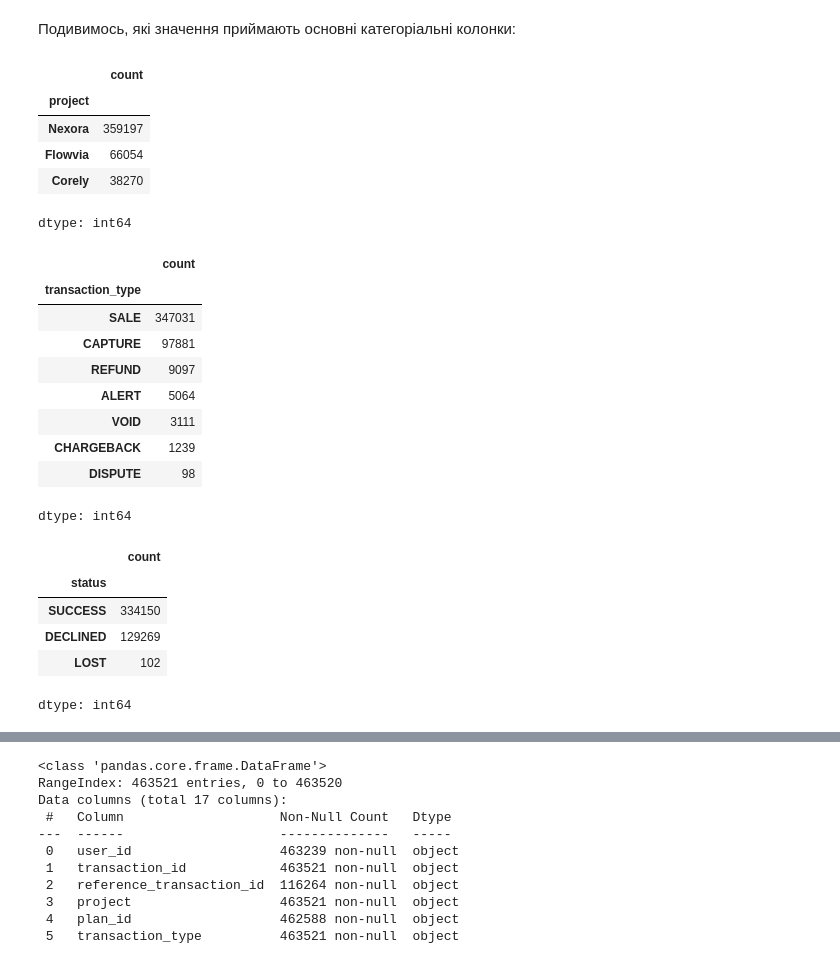
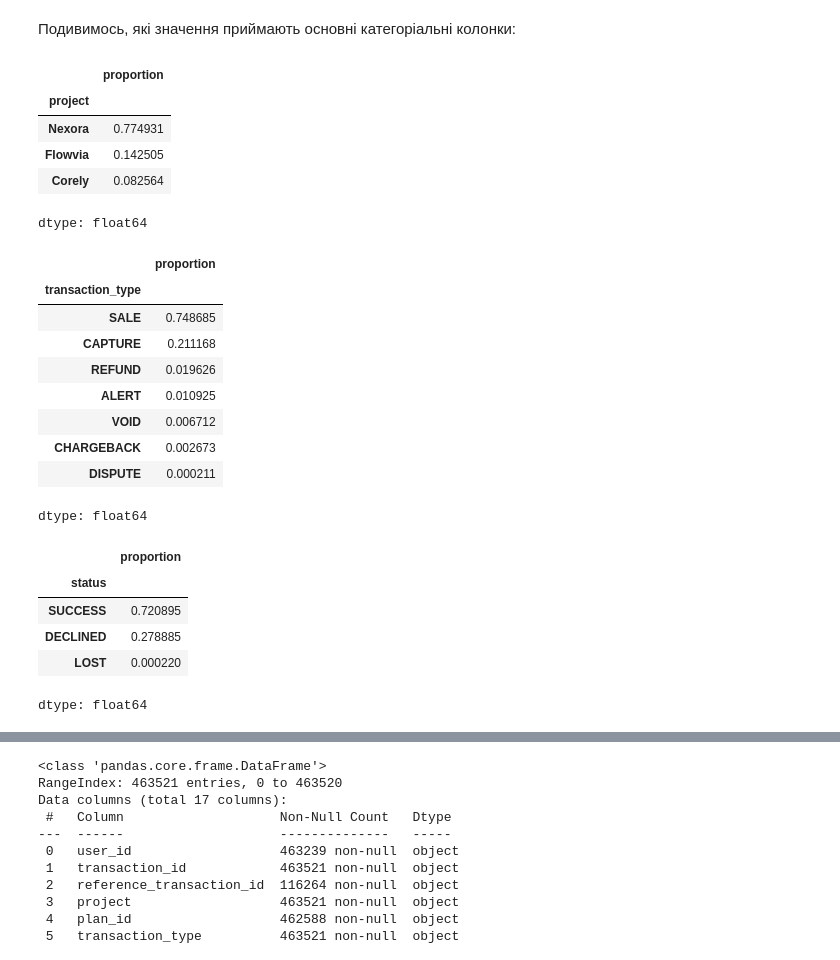
Before and after one commit to bukovskiy7777/Data-Analysis, a Jupyter notebook: Test_task.ipynb, the cells around one changed output, grey strips where cells are left out. Saved outputs shown, nothing was run; the diff lists cells and outputs as text; code cells hidden in the pictures.

```diff
--- a/Test_task.ipynb
+++ b/Test_task.ipynb
@@ -100,34 +113,34 @@ df.describe(include=["object"])
 # %% [markdown]
 Подивимось, які значення приймають основні категоріальні колонки:
 # %%
-df["project"].value_counts(dropna=False)
+df["project"].value_counts(dropna=False, normalize=True)
 # %% [output]
-|  | count |
+|  | proportion |
 | project |  |
-| Nexora | 359197 |
-| Flowvia | 66054 |
-| Corely | 38270 |
+| Nexora | 0.774931 |
+| Flowvia | 0.142505 |
+| Corely | 0.082564 |
-dtype: int64
+dtype: float64
 # %%
-df["transaction_type"].value_counts(dropna=False)
+df["transaction_type"].value_counts(dropna=False, normalize=True)
 # %% [output]
-|  | count |
+|  | proportion |
 | transaction_type |  |
-| SALE | 347031 |
-| CAPTURE | 97881 |
-| REFUND | 9097 |
-| ALERT | 5064 |
-| VOID | 3111 |
-| CHARGEBACK | 1239 |
-| DISPUTE | 98 |
+| SALE | 0.748685 |
+| CAPTURE | 0.211168 |
+| REFUND | 0.019626 |
+| ALERT | 0.010925 |
+| VOID | 0.006712 |
+| CHARGEBACK | 0.002673 |
+| DISPUTE | 0.000211 |
-dtype: int64
+dtype: float64
 # %%
-df["status"].value_counts(dropna=False)
+df["status"].value_counts(dropna=False, normalize=True)
 # %% [output]
-|  | count |
+|  | proportion |
 | status |  |
-| SUCCESS | 334150 |
-| DECLINED | 129269 |
-| LOST | 102 |
+| SUCCESS | 0.720895 |
+| DECLINED | 0.278885 |
+| LOST | 0.000220 |
-dtype: int64
+dtype: float64
 # %%
```
Also changed, not shown: parts of 16 cells of this notebook.
